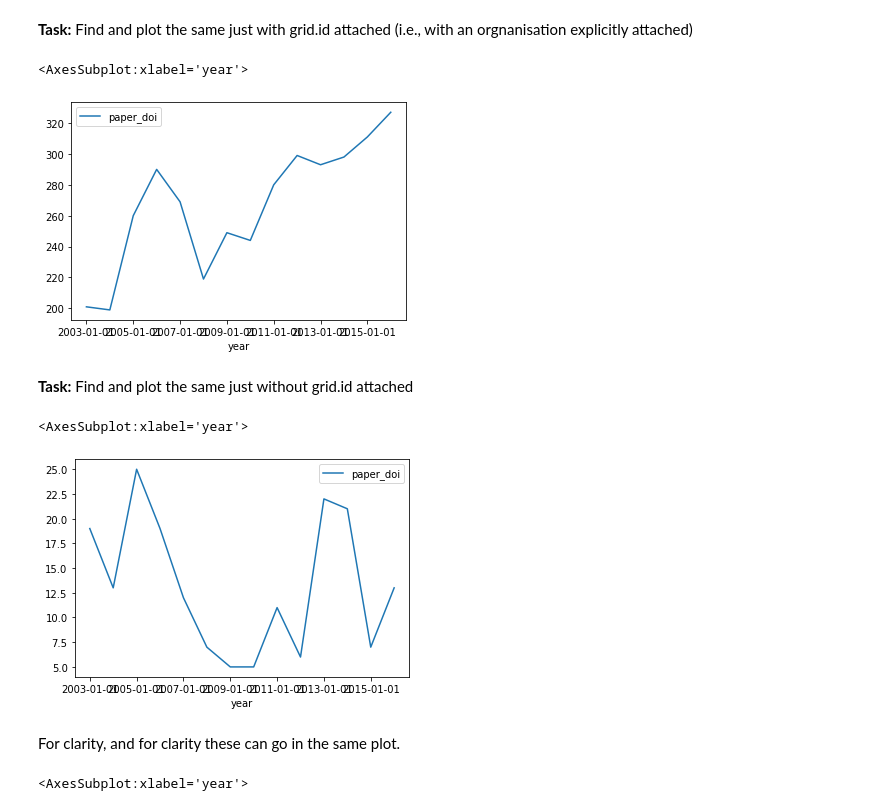
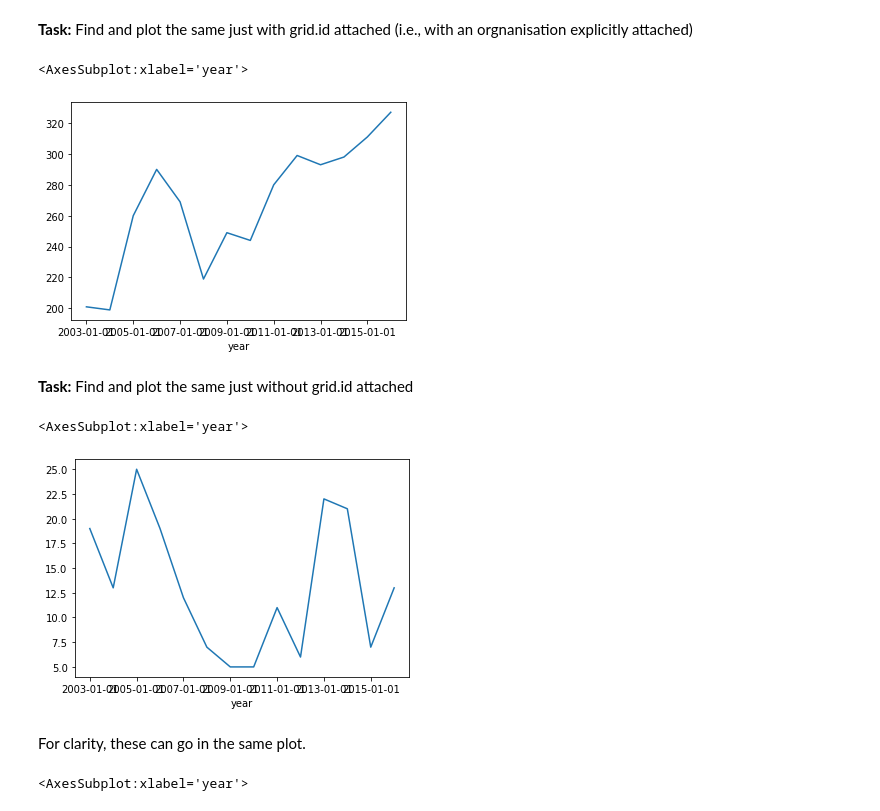
Before and after one commit to andremann/SciSci-course, a Jupyter notebook: notebooks/02.2-lab_conferences.ipynb, the cells around one changed output. Drawn from its saved outputs; the diff is of its cells as text; code cells hidden in the pictures.

```diff
--- a/notebooks/02.2-lab_conferences.ipynb
+++ b/notebooks/02.2-lab_conferences.ipynb
@@ -149,0 +156,2 @@ tpdl.describe(include='all')
+# %%
+df = iswc
@@ -265,19 +252,19 @@ iswc.groupby(['year'])['paper_doi'].count().reset_index().plot.line(x='year', y=
 # %% [markdown]
 **Task:** Find and plot the same just with grid.id attached (i.e., with an orgnanisation explicitly attached)
 # %%
-iswc[iswc['org_gridId'].notna()].groupby(['year'])['paper_doi'].count().reset_index().plot.line(x='year', y='paper_doi')
+df[df['org_gridId'].notna()].groupby(['year'])['paper_doi'].count().plot.line(y='paper_doi')
 # %% [output]
 <AxesSubplot:xlabel='year'>
-[figure, old version]
+[figure, new version]
 # %% [markdown]
 **Task:** Find and plot the same just without grid.id attached
 # %%
-iswc[iswc['org_gridId'].isna()].groupby(['year'])['paper_doi'].count().reset_index().plot.line(x='year', y='paper_doi')
+df[df['org_gridId'].isna()].groupby(['year'])['paper_doi'].count().plot.line()
 # %% [output]
 <AxesSubplot:xlabel='year'>
-[figure, old version]
+[figure, new version]
 # %% [markdown]
-For clarity, and for clarity these can go in the same plot.
+For clarity, these can go in the same plot.
 # %%
 fig, ax = plt.subplots()
 
```
Also changed, not shown: parts of 18 cells of this notebook.
